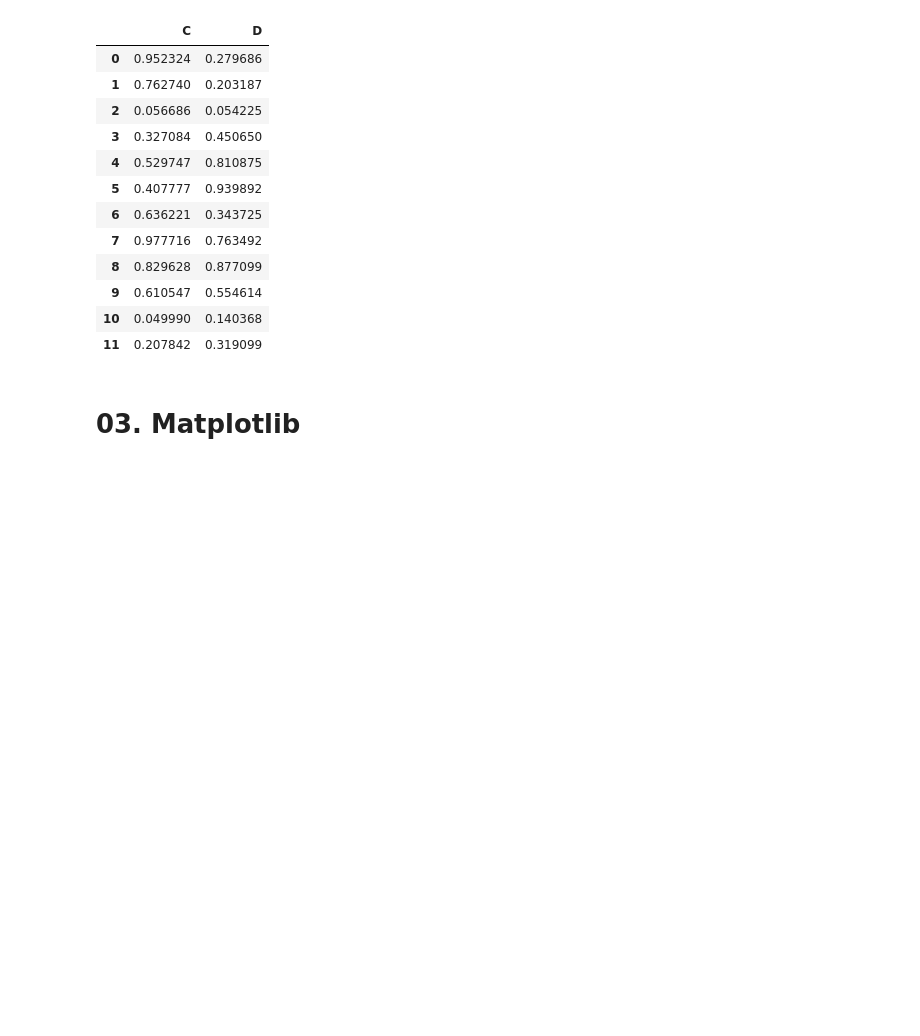
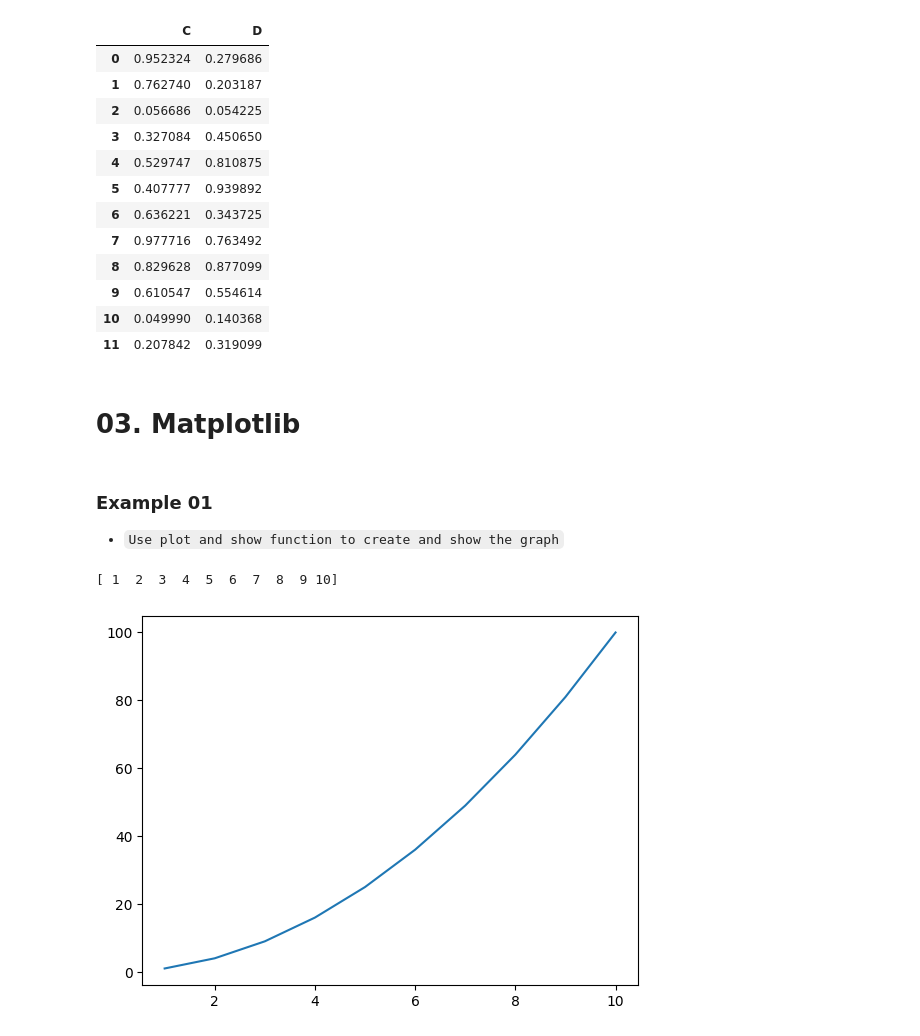
Before and after one commit to ZiaUrRehman-bit/Python-Course-For-Biginners, a Jupyter notebook: 02 Numpy Pandas Matplotlib.ipynb, the cells around one changed output. Cells and saved outputs as stored; diff of their text form; code cells hidden in the pictures; blank space fills up the shorter version.

```diff
--- a/02 Numpy Pandas Matplotlib.ipynb
+++ b/02 Numpy Pandas Matplotlib.ipynb
@@ -1115,3 +1115,20 @@ dataf.iloc[0:12, 2:4]
 | 11 | 0.207842 | 0.319099 |
 # %% [markdown]
 # 03. Matplotlib
+# %% [markdown]
+### Example 01
+- `Use plot and show function to create and show the graph`
+# %%
+import numpy as np
+import matplotlib.pyplot as plt
+
+x = np.array((1,2,3,4,5,6,7,8,9,10))
+y = x**2
+
+print(x)
+
+plt.plot(x,y)
+plt.show()
+# %% [output]
+[ 1  2  3  4  5  6  7  8  9 10]
+[figure, added]
```
Also changed, not shown: parts of 4 cells of this notebook.
